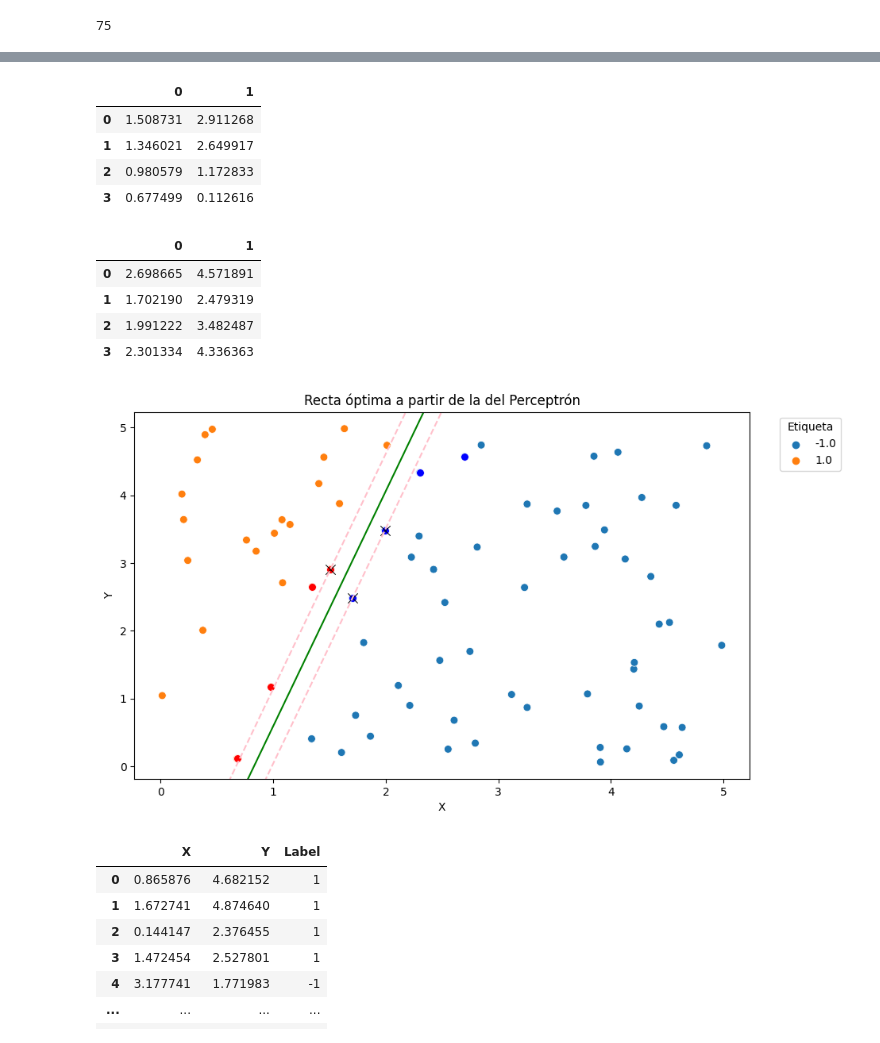
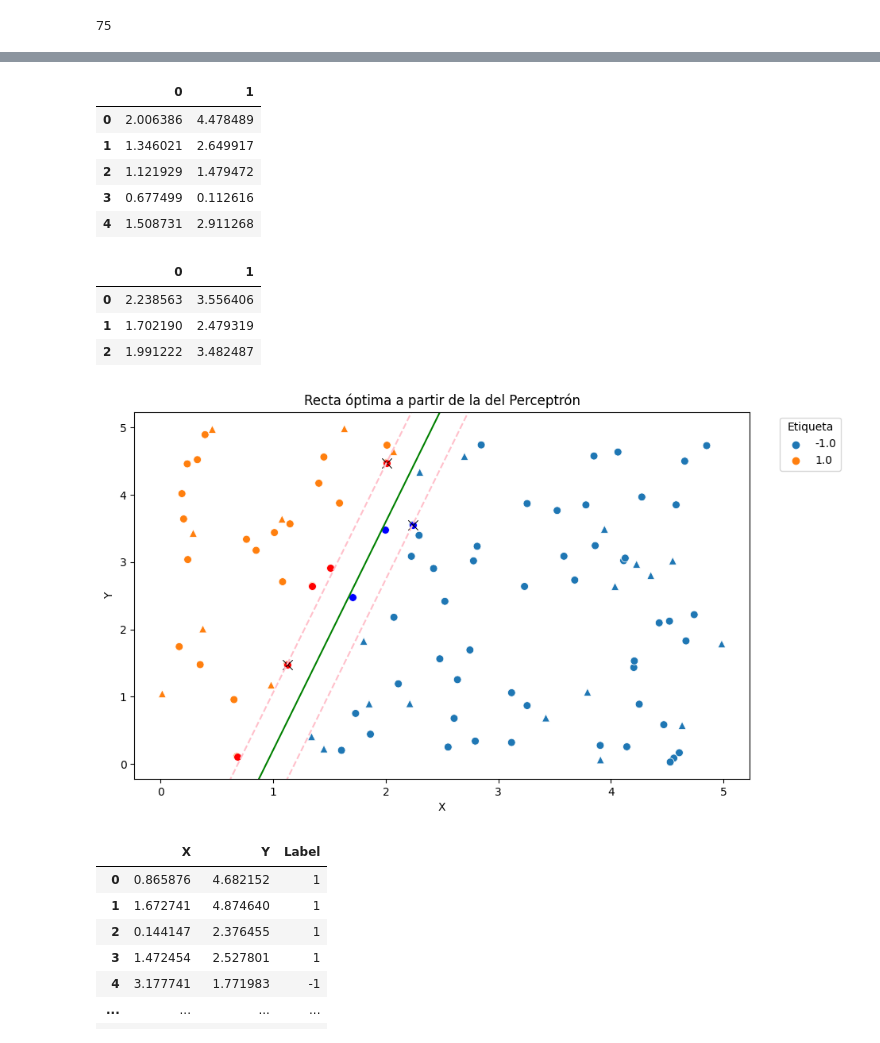
Before and after one commit to prausela/svm, a Jupyter notebook: ej1_perceptron.ipynb, the cells around one changed output, grey strips where cells are left out. Cells and saved outputs as stored; diff of their text form; code cells hidden in the pictures.

```diff
--- a/ej1_perceptron.ipynb
+++ b/ej1_perceptron.ipynb
@@ -108,7 +108,7 @@ train_df.shape[0]
 # %% [output]
 75
 # %%
-p, errs, init_w = build_step_perceptron(train_df, "Label", 0.001, iters=100000)
+p, errs, t_errs, init_w = build_step_perceptron(train_df, test_df, "Label", 0.001, iters=100000)
 # %%
 plt.figure(figsize=(10, 6))
 #sns.set_style("darkgrid")
@@ -180,19 +183,20 @@ sel_points_neg_df = pd.DataFrame(selected_points[1])
 display(sel_points_pos_df, sel_points_neg_df)
 # %% [output]
 |  | 0 | 1 |
-| 0 | 1.508731 | 2.911268 |
+| 0 | 2.006386 | 4.478489 |
 | 1 | 1.346021 | 2.649917 |
-| 2 | 0.980579 | 1.172833 |
+| 2 | 1.121929 | 1.479472 |
 | 3 | 0.677499 | 0.112616 |
+| 4 | 1.508731 | 2.911268 |
 |  | 0 | 1 |
-| 0 | 2.698665 | 4.571891 |
+| 0 | 2.238563 | 3.556406 |
 | 1 | 1.702190 | 2.479319 |
 | 2 | 1.991222 | 3.482487 |
-| 3 | 2.301334 | 4.336363 |
 # %%
 plt.figure(figsize=(10, 6))
 #sns.set_style("darkgrid")
 sns.scatterplot(train_df, x="X", y="Y", hue="Label", palette=sns.color_palette(None, 2), s=50)
+sns.scatterplot(test_df, x="X", y="Y", hue="Label", palette=sns.color_palette(None, 2), s=50, marker="^", legend=False)
 sns.scatterplot(sel_points_pos_df, x=0, y=1, color="red", s=50)
 sns.scatterplot(sel_points_neg_df, x=0, y=1, color="blue", s=50)
 sns.scatterplot(chosen_points_pos_df, x=0, y=1, color="black", marker="x", s=80)
@@ -212,34 +216,34 @@ plt.plot(line_x, line_y, color="green")
 line_x = np.linspace(0, 5, 20, True)
 line_y = np.zeros(line_x.shape)
 for i in range(line_x.shape[0]):
     b = (max_p.w[0][0]/max_p.w[0][1]) * chosen_points[0][0][0] + chosen_points[0][0][1]
     line_y[i] = -(max_p.w[0][0]/max_p.w[0][1])*line_x[i] + b
 
 plt.plot(line_x, line_y, color="pink", linestyle="--")
 
 line_x = np.linspace(0, 5, 20, True)
 line_y = np.zeros(line_x.shape)
 for i in range(line_x.shape[0]):
     b = (max_p.w[0][0]/max_p.w[0][1]) * chosen_points[1][0][0] + chosen_points[1][0][1]
     line_y[i] = -(max_p.w[0][0]/max_p.w[0][1])*line_x[i] + b
 
 plt.plot(line_x, line_y, color="pink", linestyle="--")
 
 #yrange = train_df["Y"].max() - train_df["Y"].min()
 #plt.ylim((train_df["Y"].min() - 0.05 * yrange, train_df["Y"].max() + 0.05 * yrange))
 plt.ylim(ylim)
 
 #xrange = train_df["X"].max() - train_df["X"].min()
 #plt.xlim((train_df["X"].min() - 0.05 * xrange, train_df["X"].max() + 0.05 * xrange))
 plt.xlim(xlim)
 
 plt.xlabel("X")
 plt.ylabel("Y")
 plt.legend(title="Etiqueta", bbox_to_anchor=(1.04, 1), loc="upper left")
 plt.title("Recta óptima a partir de la del Perceptrón")
 plt.show()
 # %% [output]
-[figure, old version]
+[figure, new version]
 # %%
 df = pd.read_csv("./data/TP3-2.csv")
 df
```
Also changed, not shown: parts of 7 cells of this notebook, 3 other files.
